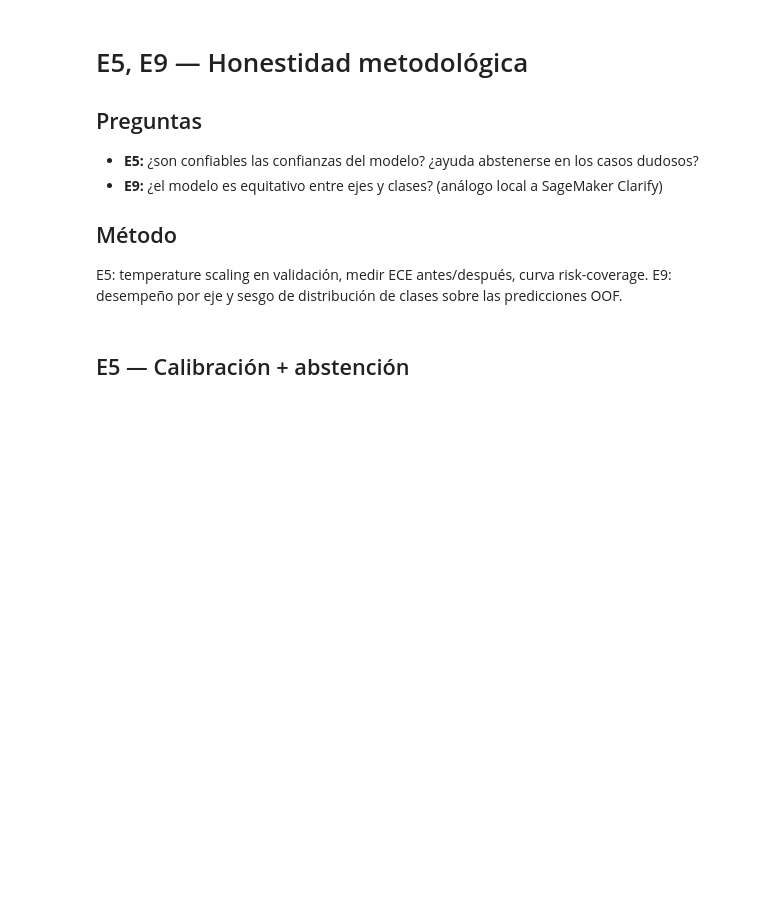
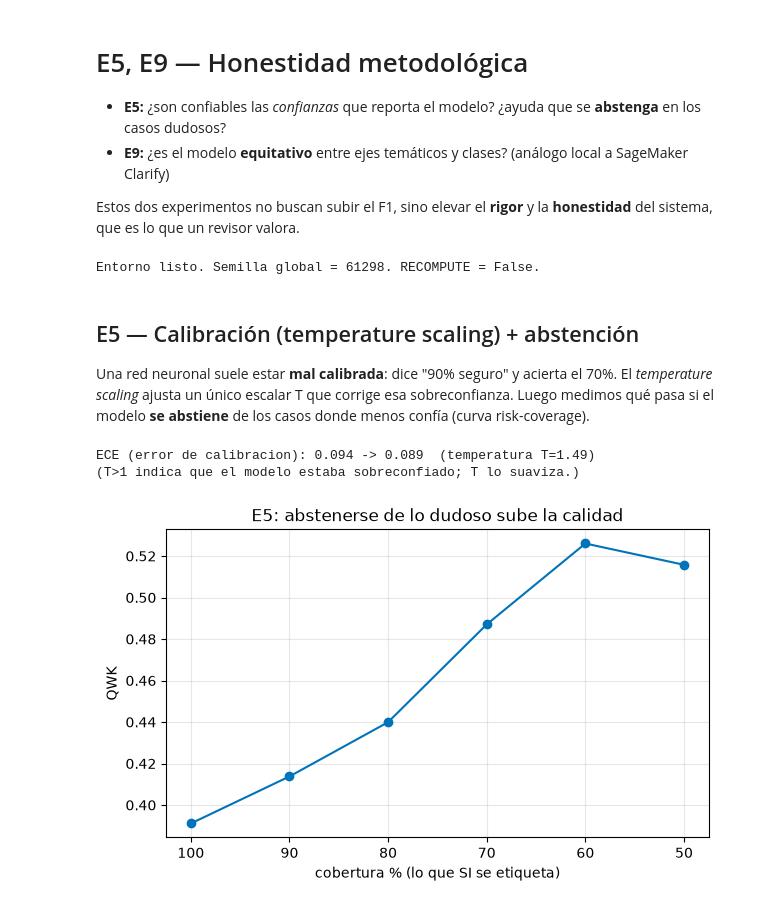
Before and after one commit to virgilio-murillo/LLM_PROJECT_1, a Jupyter notebook: experimentos/notebooks/04_calibracion_sesgo_E5_E9.ipynb, the cells around one changed output. Cells and saved outputs as stored; diff of their text form; code cells hidden in the pictures; blank space fills up the shorter version.

Commit message:
docs(notebooks): 04_calibracion_sesgo_E5_E9.ipynb de calidad de tesis (markdown + comentarios por linea)

```diff
--- a/experimentos/notebooks/04_calibracion_sesgo_E5_E9.ipynb
+++ b/experimentos/notebooks/04_calibracion_sesgo_E5_E9.ipynb
@@ -1,32 +1,75 @@
 # %% [markdown]
 # E5, E9 — Honestidad metodológica
 
-## Preguntas
-- **E5:** ¿son confiables las confianzas del modelo? ¿ayuda abstenerse en los casos dudosos?
-- **E9:** ¿el modelo es equitativo entre ejes y clases? (análogo local a SageMaker Clarify)
+- **E5:** ¿son confiables las *confianzas* que reporta el modelo? ¿ayuda que se **abstenga** en los casos dudosos?
+- **E9:** ¿es el modelo **equitativo** entre ejes temáticos y clases? (análogo local a SageMaker Clarify)
 
-## Método
-E5: temperature scaling en validación, medir ECE antes/después, curva risk-coverage. E9: desempeño por eje y sesgo de distribución de clases sobre las predicciones OOF.
+Estos dos experimentos no buscan subir el F1, sino elevar el **rigor** y la **honestidad** del sistema, que es lo que un revisor valora.
 # %%
-# --- Configuracion comun ---
-import sys, json
-from pathlib import Path
+# ============================================================================
+# CONFIGURACION COMUN
+# ----------------------------------------------------------------------------
+# Este bloque prepara el entorno. Se repite en todos los notebooks para que
+# cada uno sea autonomo (se pueda abrir y correr por separado).
+# ============================================================================
+import sys                     # para anadir la carpeta 'src' al path de importacion
+import json                    # los resultados de cada experimento se guardan como JSON
+from pathlib import Path       # manejo de rutas independiente del sistema operativo
+
+# Anadimos experimentos/src al path para poder importar el codigo compartido
+# (metricas ordinales, carga de datos, semillas). Usamos rutas relativas para
+# que el notebook funcione sin importar donde este clonado el repositorio.
 sys.path.insert(0, str(Path.cwd().parent / "src"))
-import numpy as np, pandas as pd
-import common as C
+
+import numpy as np             # calculo numerico (vectores de predicciones)
+import pandas as pd            # tablas de resultados legibles
+import common as C             # nuestro modulo: metricas ordinales, carga del gold, semilla
+
+# Carpeta donde viven los resultados ya calculados (un JSON por experimento).
 R = C.RESULTS
-def load(f): return json.load(open(R / f))
 
-# Patron de dos niveles: por defecto CARGA resultados ya calculados (segundos, sin GPU).
-# Para RE-EJECUTAR desde cero (requiere GPU/Bedrock), pon RECOMPUTE=True.
+def load(nombre_archivo):
+    """Carga un JSON de resultados desde experimentos/resultados/."""
+    return json.load(open(R / nombre_archivo))
+
+# --- PATRON DE DOS NIVELES (buena practica de reproducibilidad) ---
+# Por defecto RECOMPUTE=False: el notebook CARGA los resultados ya calculados,
+# corre en segundos y NO necesita GPU ni Amazon Bedrock. Asi un revisor puede
+# abrirlo y ver todo sin infraestructura.
+# Si pones RECOMPUTE=True, las celdas marcadas volveran a ENTRENAR/LLAMAR a la nube
+# (requiere el venv de ML y/o credenciales de Bedrock; toma minutos a horas).
 RECOMPUTE = False
+
+# Fijamos la semilla global para que cualquier calculo aleatorio (p.ej. bootstrap)
+# sea reproducible: dos ejecuciones dan el mismo numero.
+C.set_all_seeds(C.SEED)
+print(f"Entorno listo. Semilla global = {C.SEED}. RECOMPUTE = {RECOMPUTE}.")
+# %% [output]
+Entorno listo. Semilla global = 61298. RECOMPUTE = False.
 # %% [markdown]
-## E5 — Calibración + abstención
+## E5 — Calibración (temperature scaling) + abstención
+
+Una red neuronal suele estar **mal calibrada**: dice "90% seguro" y acierta el 70%. El *temperature scaling* ajusta un único escalar T que corrige esa sobreconfianza. Luego medimos qué pasa si el modelo **se abstiene** de los casos donde menos confía (curva risk-coverage).
 # %%
+# E5: calibracion y abstencion.
 e5 = load("e5_calibracion.json")
-print(f"ECE {e5['ece_before']:.3f} -> {e5['ece_after']:.3f} (T={e5['T']:.2f})")
+
+# ECE = Expected Calibration Error: mide cuanto miente la confianza (menor = mejor).
+print(f"ECE (error de calibracion): {e5['ece_before']:.3f} -> {e5['ece_after']:.3f}  (temperatura T={e5['T']:.2f})")
+print(f"(T>1 indica que el modelo estaba sobreconfiado; T lo suaviza.)")
+print()
+
+# Curva risk-coverage: QWK sobre el subconjunto mas confiable, al abstenerse del resto.
 import matplotlib.pyplot as plt
-cov=[r['coverage']*100 for r in e5['risk_coverage']]; q=[r['qwk'] for r in e5['risk_coverage']]
-plt.figure(figsize=(7,4)); plt.plot(cov,q,"-o",color="#0073bb"); plt.gca().invert_xaxis()
-plt.xlabel("cobertura % (lo que SI se etiqueta)"); plt.ylabel("QWK"); plt.title("E5: abstenerse de lo dudoso sube la calidad"); plt.grid(alpha=.3); plt.show()
+cobertura = [r["coverage"] * 100 for r in e5["risk_coverage"]]   # % del corpus que SI se etiqueta
+qwk       = [r["qwk"] for r in e5["risk_coverage"]]              # calidad sobre lo etiquetado
+plt.figure(figsize=(7, 4))
+plt.plot(cobertura, qwk, "-o", color="#0073bb")
+plt.gca().invert_xaxis()   # de mayor a menor cobertura, para leer "cuanto sube al abstenerse"
+plt.xlabel("cobertura % (lo que SI se etiqueta)"); plt.ylabel("QWK")
+plt.title("E5: abstenerse de lo dudoso sube la calidad"); plt.grid(alpha=0.3); plt.show()
+# %% [output]
+ECE (error de calibracion): 0.094 -> 0.089  (temperatura T=1.49)
+(T>1 indica que el modelo estaba sobreconfiado; T lo suaviza.)
+[figure, added]
 # %% [markdown]
```
Also changed, not shown: parts of 4 cells of this notebook.
